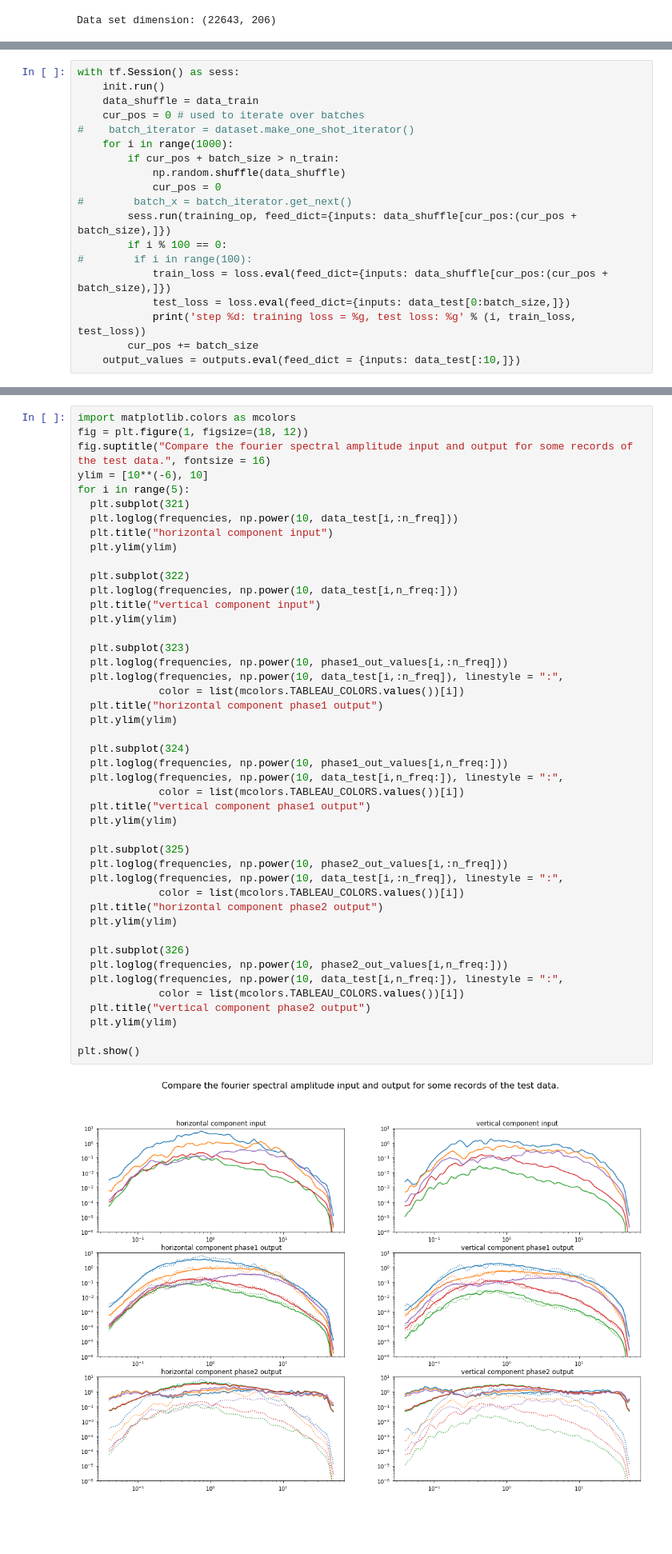
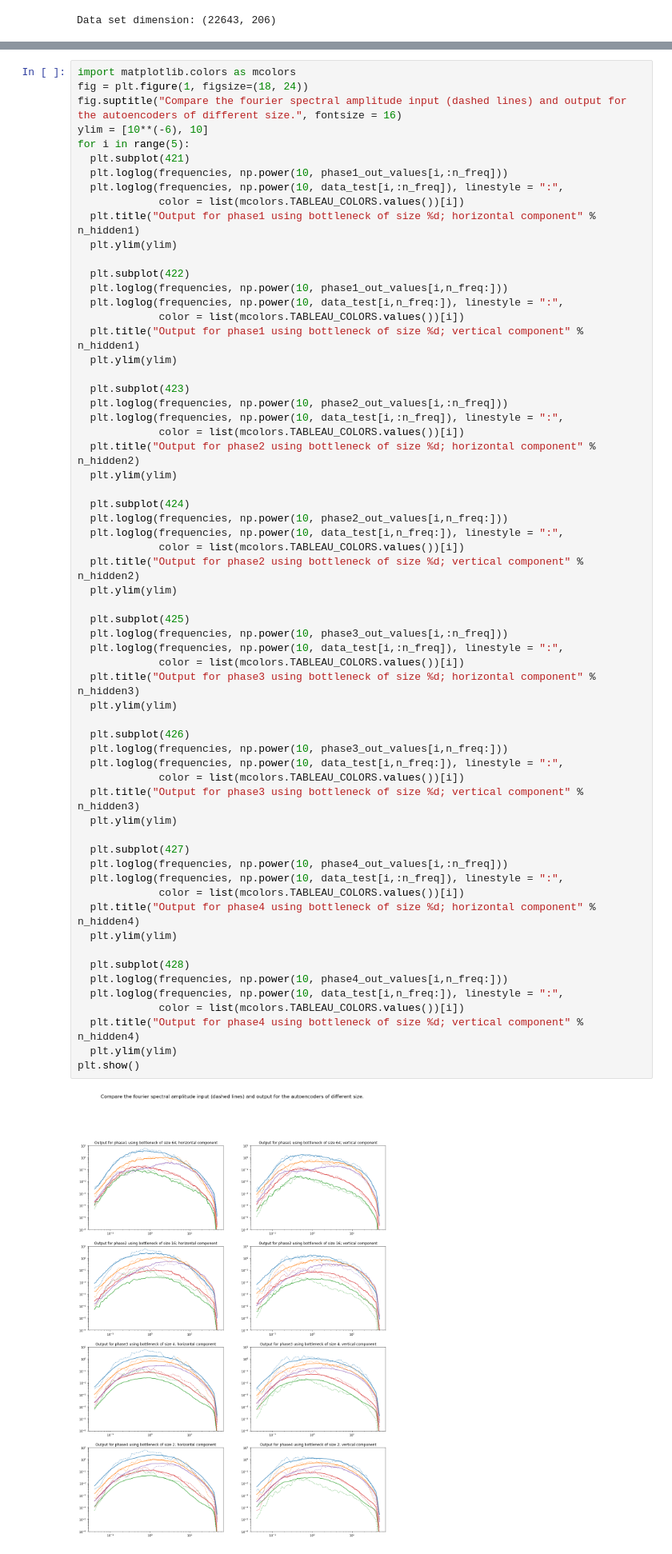
Before and after one commit to kvog/Ground_Motion_Autoencoder, a Jupyter notebook: Stacked_Autoencoder.ipynb, the cells around one changed output, grey strips where cells are left out. Shown: that part at 80% size. Drawn from its saved outputs; the diff is of its cells as text; blank space fills up the shorter version.

Commit message:
make Stacked_Autoencoder running down to a 2-nodes-bottleneck

```diff
--- a/Stacked_Autoencoder.ipynb
+++ b/Stacked_Autoencoder.ipynb
@@ -122,19 +88,0 @@ init = tf.global_variables_initializer()
-# %%
-with tf.Session() as sess:
-    init.run()
-    data_shuffle = data_train
-    cur_pos = 0 # used to iterate over batches
-#    batch_iterator = dataset.make_one_shot_iterator()
-    for i in range(1000):
-        if cur_pos + batch_size > n_train:
-            np.random.shuffle(data_shuffle)
-            cur_pos = 0
-#        batch_x = batch_iterator.get_next()
-        sess.run(training_op, feed_dict={inputs: data_shuffle[cur_pos:(cur_pos + batch_size),]})
-        if i % 100 == 0:
-#        if i in range(100):
-            train_loss = loss.eval(feed_dict={inputs: data_shuffle[cur_pos:(cur_pos + batch_size),]})
-            test_loss = loss.eval(feed_dict={inputs: data_test[0:batch_size,]})
-            print('step %d: training loss = %g, test loss: %g' % (i, train_loss, test_loss))
-        cur_pos += batch_size
-    output_values = outputs.eval(feed_dict = {inputs: data_test[:10,]})
@@ -313,47 +281,64 @@ step 1000: training loss = 4.68472, test loss: 3.18071
 # %%
 import matplotlib.colors as mcolors
-fig = plt.figure(1, figsize=(18, 12))
-fig.suptitle("Compare the fourier spectral amplitude input and output for some records of the test data.", fontsize = 16)
+fig = plt.figure(1, figsize=(18, 24))
+fig.suptitle("Compare the fourier spectral amplitude input (dashed lines) and output for the autoencoders of different size.", fontsize = 16)
 ylim = [10**(-6), 10]
 for i in range(5):
-  plt.subplot(321)
-  plt.loglog(frequencies, np.power(10, data_test[i,:n_freq]))
-  plt.title("horizontal component input")
-  plt.ylim(ylim)
-
-  plt.subplot(322)
-  plt.loglog(frequencies, np.power(10, data_test[i,n_freq:]))
-  plt.title("vertical component input")
-  plt.ylim(ylim)
-
-  plt.subplot(323)
+  plt.subplot(421)
   plt.loglog(frequencies, np.power(10, phase1_out_values[i,:n_freq]))
   plt.loglog(frequencies, np.power(10, data_test[i,:n_freq]), linestyle = ":",
              color = list(mcolors.TABLEAU_COLORS.values())[i])
-  plt.title("horizontal component phase1 output")
+  plt.title("Output for phase1 using bottleneck of size %d; horizontal component" % n_hidden1)
   plt.ylim(ylim)
 
-  plt.subplot(324)
+  plt.subplot(422)
   plt.loglog(frequencies, np.power(10, phase1_out_values[i,n_freq:]))
   plt.loglog(frequencies, np.power(10, data_test[i,n_freq:]), linestyle = ":",
              color = list(mcolors.TABLEAU_COLORS.values())[i])
-  plt.title("vertical component phase1 output")
+  plt.title("Output for phase1 using bottleneck of size %d; vertical component" % n_hidden1)
   plt.ylim(ylim)
 
-  plt.subplot(325)
+  plt.subplot(423)
   plt.loglog(frequencies, np.power(10, phase2_out_values[i,:n_freq]))
   plt.loglog(frequencies, np.power(10, data_test[i,:n_freq]), linestyle = ":",
              color = list(mcolors.TABLEAU_COLORS.values())[i])
-  plt.title("horizontal component phase2 output")
+  plt.title("Output for phase2 using bottleneck of size %d; horizontal component" % n_hidden2)
   plt.ylim(ylim)
 
-  plt.subplot(326)
+  plt.subplot(424)
   plt.loglog(frequencies, np.power(10, phase2_out_values[i,n_freq:]))
   plt.loglog(frequencies, np.power(10, data_test[i,n_freq:]), linestyle = ":",
              color = list(mcolors.TABLEAU_COLORS.values())[i])
-  plt.title("vertical component phase2 output")
+  plt.title("Output for phase2 using bottleneck of size %d; vertical component" % n_hidden2)
   plt.ylim(ylim)
 
+  plt.subplot(425)
+  plt.loglog(frequencies, np.power(10, phase3_out_values[i,:n_freq]))
+  plt.loglog(frequencies, np.power(10, data_test[i,:n_freq]), linestyle = ":",
+             color = list(mcolors.TABLEAU_COLORS.values())[i])
+  plt.title("Output for phase3 using bottleneck of size %d; horizontal component" % n_hidden3)
+  plt.ylim(ylim)
+
+  plt.subplot(426)
+  plt.loglog(frequencies, np.power(10, phase3_out_values[i,n_freq:]))
+  plt.loglog(frequencies, np.power(10, data_test[i,n_freq:]), linestyle = ":",
+             color = list(mcolors.TABLEAU_COLORS.values())[i])
+  plt.title("Output for phase3 using bottleneck of size %d; vertical component" % n_hidden3)
+  plt.ylim(ylim)
+
+  plt.subplot(427)
+  plt.loglog(frequencies, np.power(10, phase4_out_values[i,:n_freq]))
+  plt.loglog(frequencies, np.power(10, data_test[i,:n_freq]), linestyle = ":",
+             color = list(mcolors.TABLEAU_COLORS.values())[i])
+  plt.title("Output for phase4 using bottleneck of size %d; horizontal component" % n_hidden4)
+  plt.ylim(ylim)
+
+  plt.subplot(428)
+  plt.loglog(frequencies, np.power(10, phase4_out_values[i,n_freq:]))
+  plt.loglog(frequencies, np.power(10, data_test[i,n_freq:]), linestyle = ":",
+             color = list(mcolors.TABLEAU_COLORS.values())[i])
+  plt.title("Output for phase4 using bottleneck of size %d; vertical component" % n_hidden4)
+  plt.ylim(ylim)
 plt.show()
 # %% [output]
-[figure, old version]
+[figure, new version]
```
Also changed, not shown: parts of 15 cells of this notebook.
